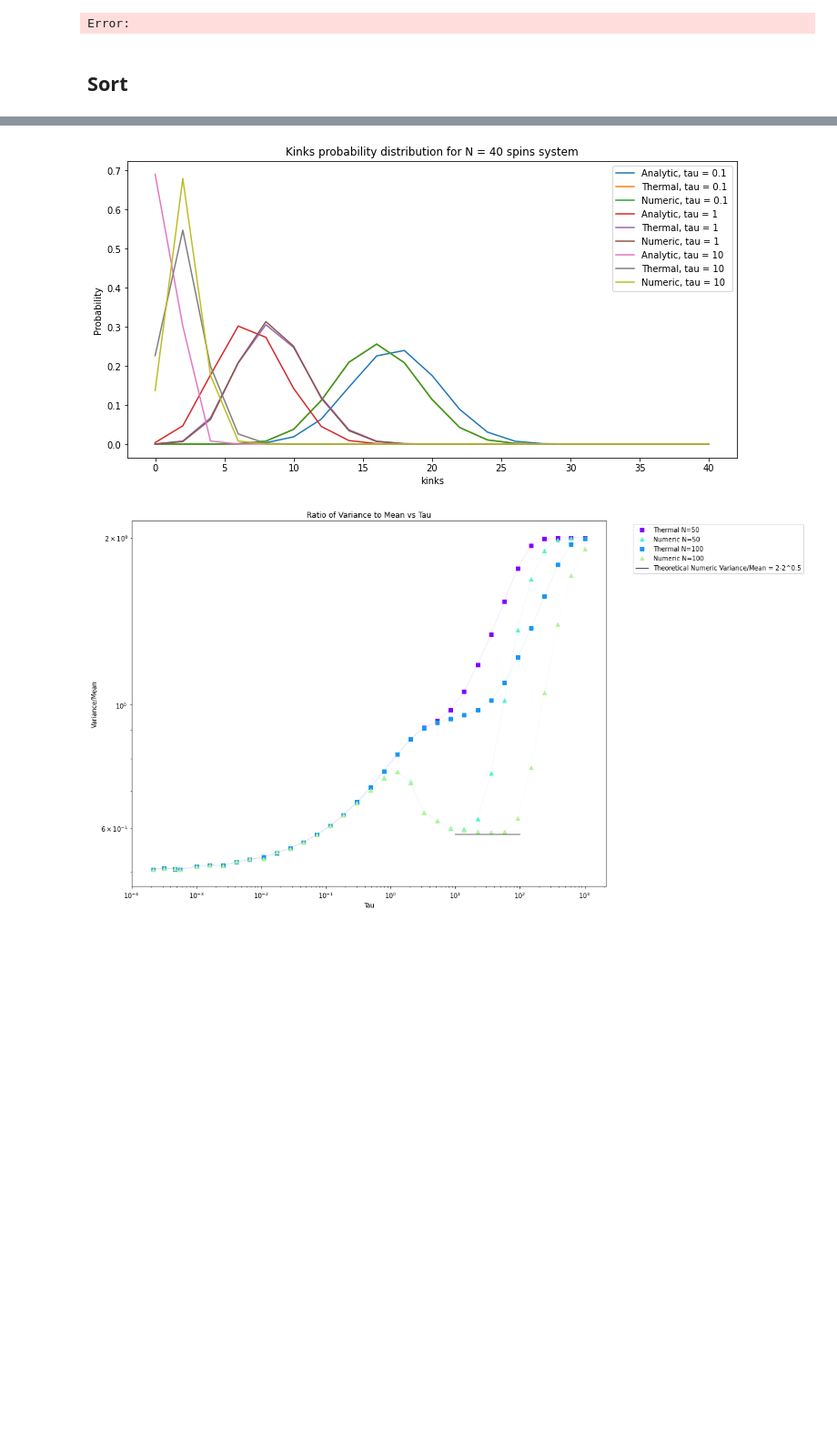
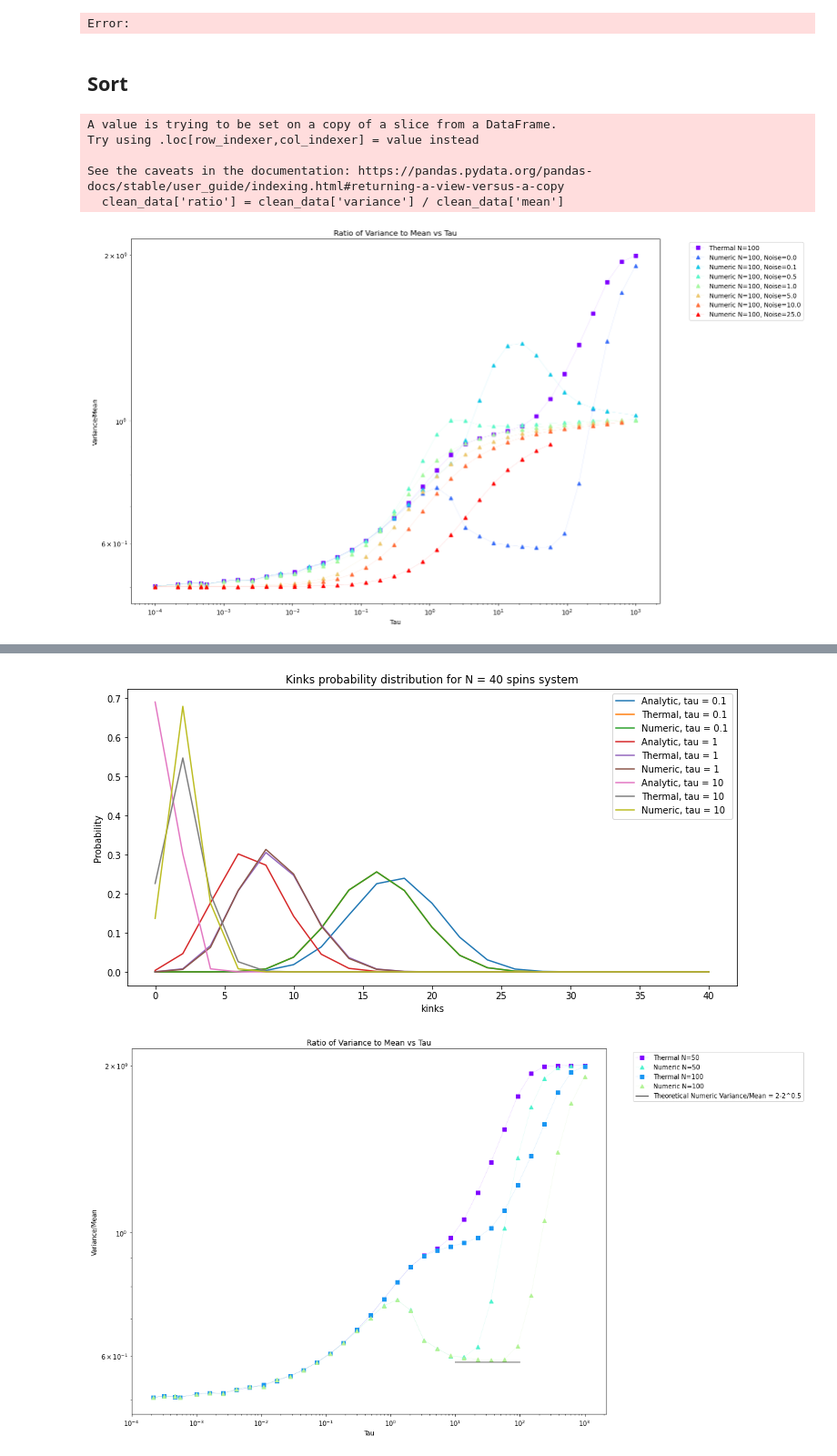
Before and after one commit to shrapp/thermal_tfim, a Jupyter notebook: LZ.ipynb, the cells around one changed output, grey strips where cells are left out. Shown at 91% size. Saved outputs shown, nothing was run; the diff lists cells and outputs as text; code cells hidden in the pictures; blank space fills up the shorter version.

Commit message:
plots

```diff
--- a/LZ.ipynb
+++ b/LZ.ipynb
@@ -512,0 +511,70 @@ test = lz_time_evolution_single_k(0.5, 100, 1)
+# %%
+# Load the data from the CSV file
+data = pd.read_csv('data.csv')
+
+# Remove rows with NaN values in either the 'mean' or 'variance' column
+clean_data = data.dropna(subset=['mean', 'variance'])
+
+# Calculate the ratio of variance to mean
+clean_data['ratio'] = clean_data['variance'] / clean_data['mean']
+
+def plot_cumulant21_ratio(N, tau_min, tau_max, save=False, log=True):
+    plt.figure(figsize=(16, 9))
+
+    # Get unique noise levels
+    noise_levels = clean_data['noise'].unique()
+
+    colors = cm.rainbow(np.linspace(0, 1, len(noise_levels) + 1))
+
+    # Get the data in the tau range for the current N
+    data = clean_data[(clean_data['N'] == N) & (clean_data['tau'] >= tau_min) & (clean_data['tau'] <= tau_max)]
+
+    # Split the data into thermal
+    therm_data = data[data['type'] == 'thermal']
+
+    # Calculate the ratio of the second cumulant to the first (variance/mean) for thermal data
+    therm_ratio = therm_data['variance'] / therm_data['mean']
+
+    # Plot thermal data
+    plt.plot(therm_data['tau'], therm_ratio, color=colors[0], label=f'Thermal N={N}', marker='s', linewidth=0.1, markersize=6)
+
+    # Iterate over noise levels for Numeric data
+    for idy, noise in enumerate(noise_levels):
+        # Get the data in the tau range for the current N and noise
+        num_data = data[(data['type'] == 'numeric') & (data['noise'] == noise)]
+
+        # Calculate the ratio of the second cumulant to the first (variance/mean) for numeric data
+        num_ratio = num_data['variance'] / num_data['mean']
+
+        # Plot numeric data with different colors and labels
+        plt.plot(num_data['tau'], num_ratio, color=colors[idy+1], label=f'Numeric N={N}, Noise={noise}', marker='^', linewidth=0.1, markersize=6)
+
+    # Set labels, title, and legend
+    plt.xlabel('Tau')
+    plt.ylabel('Variance/Mean')
+    plt.title('Ratio of Variance to Mean vs Tau')
+
+    # Place the legend outside of the plot
+    plt.legend(bbox_to_anchor=(1.05, 1), loc='upper left')
+
+    plt.xscale('log')
+    if log:
+        plt.yscale('log')
+
+    # Display the plot
+    plt.tight_layout()
+    if save:
+        plt.savefig(f'variance_mean_ratio_N_{N}.svg')
+    plt.show()
+
+# Call the function with the specified parameters, the full range of Tau, and save=True
+tau_min = clean_data['tau'].min()
+tau_max = clean_data['tau'].max()
+plot_cumulant21_ratio(100, tau_min, tau_max)
+# %% [output]
+A value is trying to be set on a copy of a slice from a DataFrame.
+Try using .loc[row_indexer,col_indexer] = value instead
+
+See the caveats in the documentation: https://pandas.pydata.org/pandas-docs/stable/user_guide/indexing.html#returning-a-view-versus-a-copy
+  clean_data['ratio'] = clean_data['variance'] / clean_data['mean']
+[figure, added]
```
Also changed, not shown: parts of 4 cells of this notebook, 1 other file.
